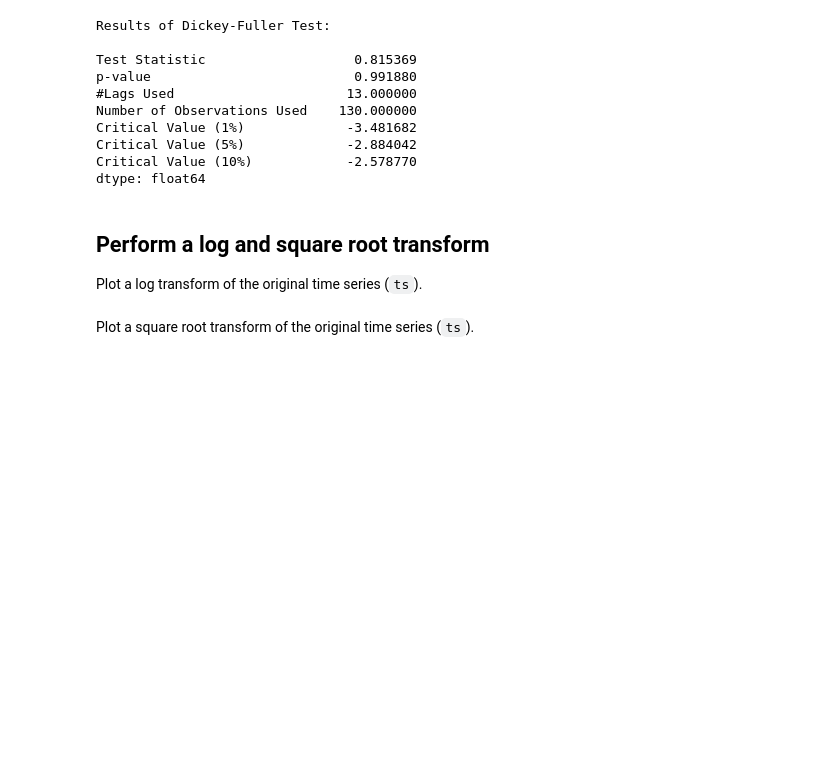
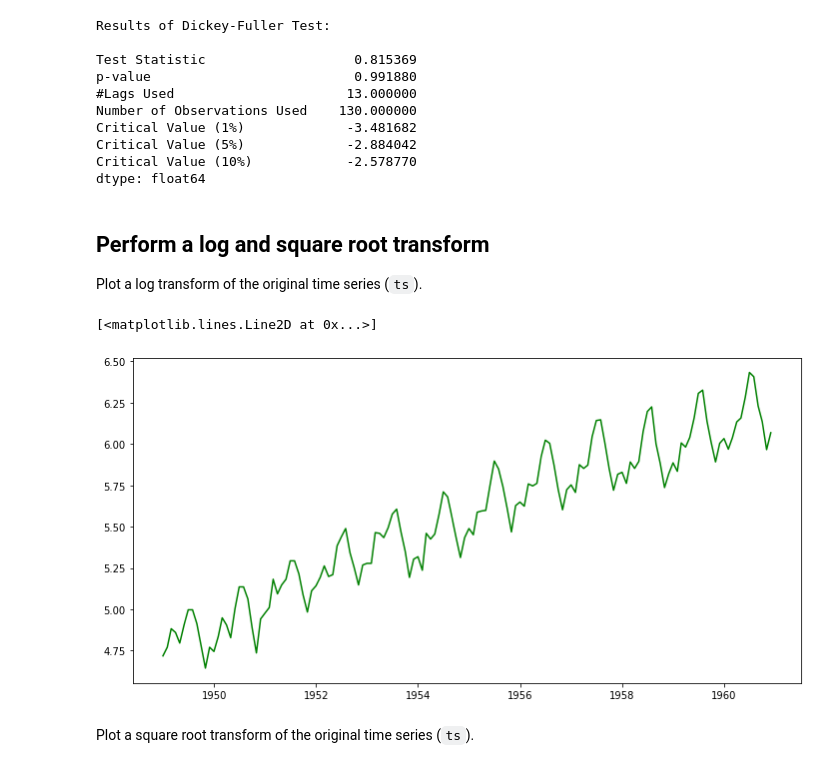
Before and after one commit to daveajstearns/dsc-removing-trends-lab-nyc-ds-021720, a Jupyter notebook: index.ipynb, the cells around one changed output. Drawn from its saved outputs; the diff is of its cells as text; code cells hidden in the pictures; blank space fills up the shorter version.

```diff
--- a/index.ipynb
+++ b/index.ipynb
@@ -126,12 +126,11 @@ Plot a log transform of the original time series (`ts`).
 # %%
 # Plot a log transform
 ts_log = np.log(ts)
 fig = plt.figure(figsize=(12,6))
 plt.plot(ts_log, color='green')
-
-ts_log = np.log(ts)
-fig = plt.figure(figsize=(12,6))
-plt.plot(ts_log, color='blue')
+# %% [output]
+[<matplotlib.lines.Line2D at 0x...>]
+[figure, added]
 # %% [markdown]
 Plot a square root  transform of the original time series (`ts`).
 # %%
```
